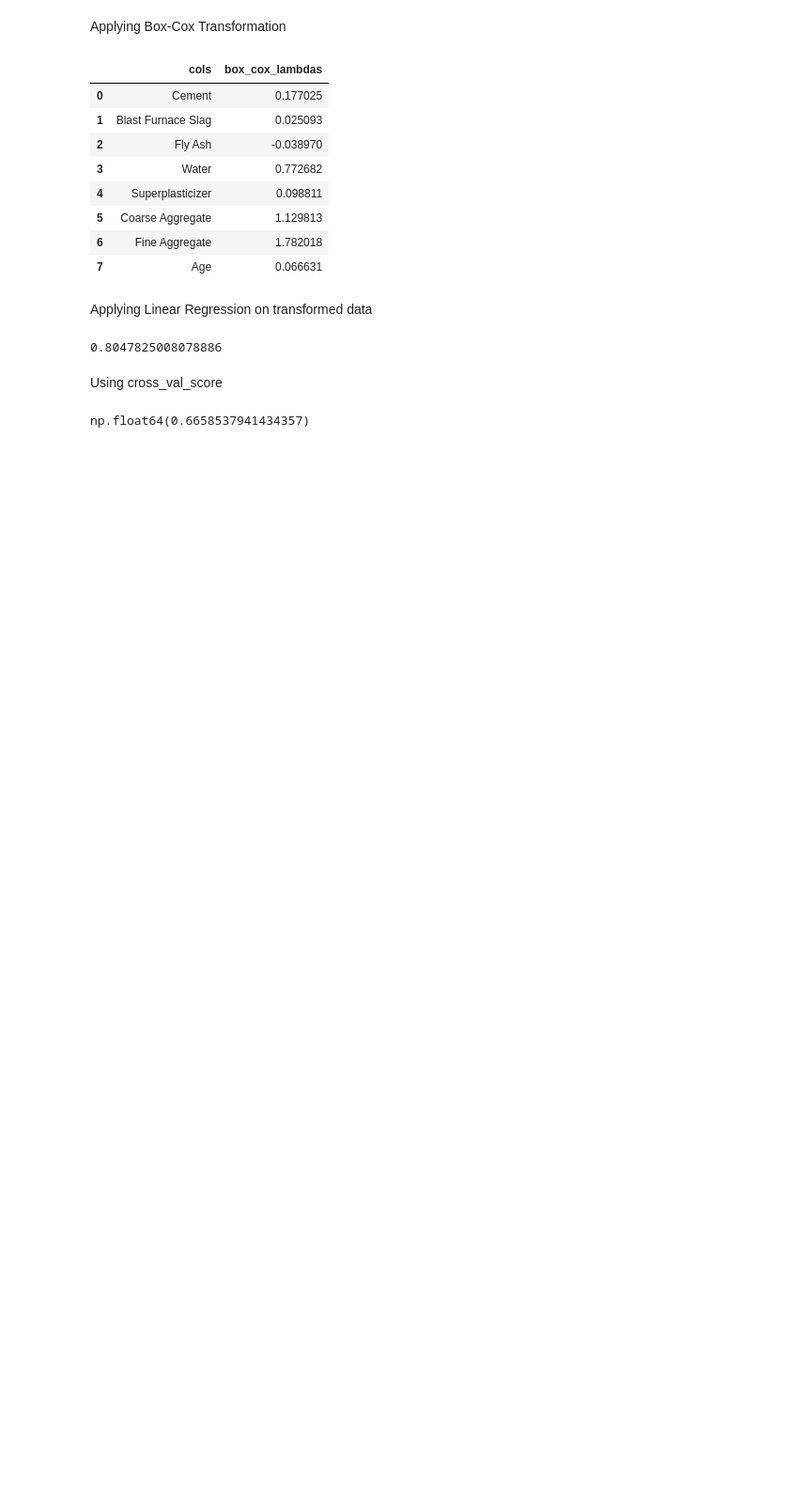
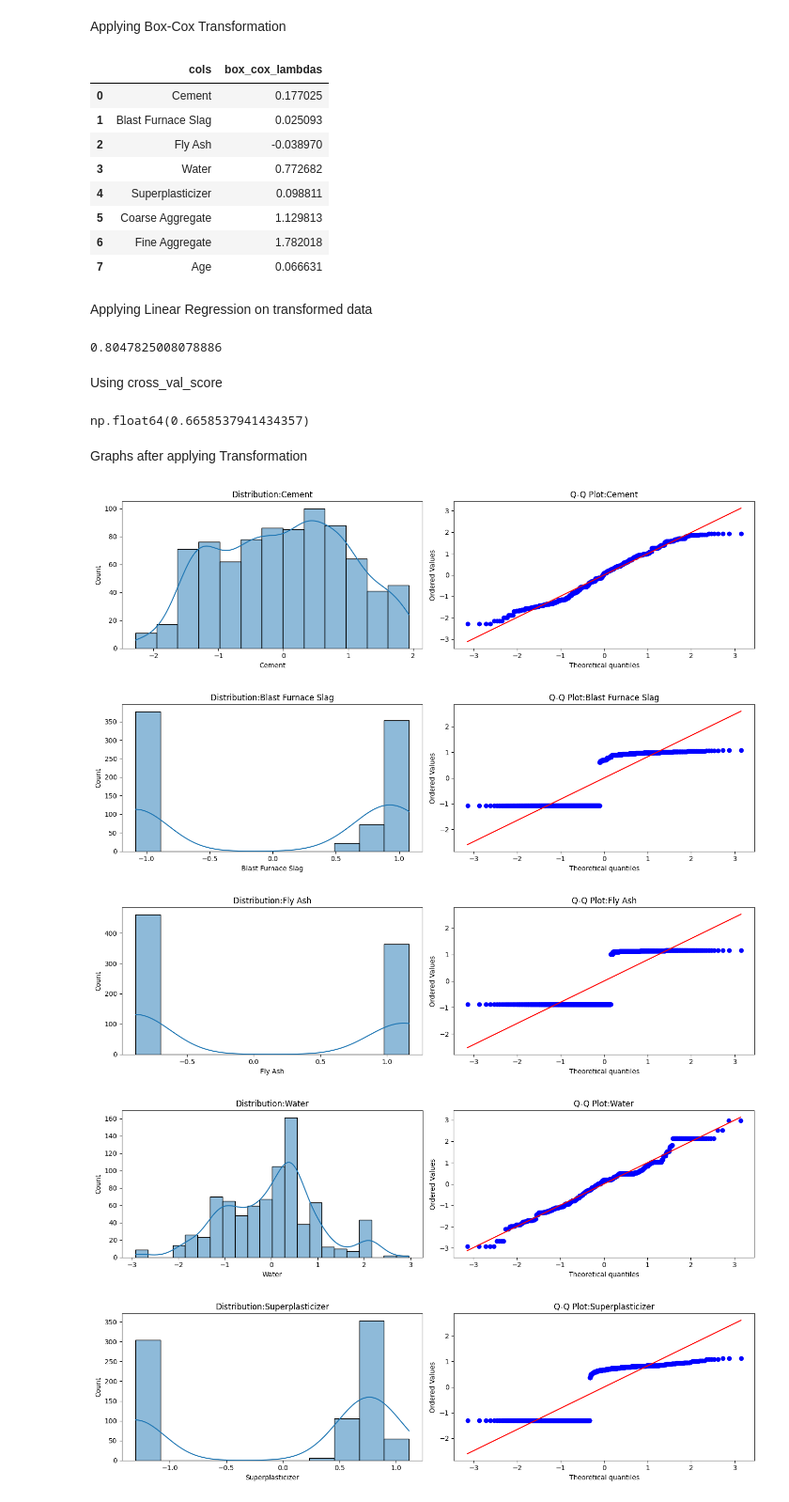
Before and after one commit to Ritusikarwar/ML_Practice, a Jupyter notebook: box-cox.ipynb, the cells around one changed output. Shown at 94% size. Drawn from its saved outputs; the diff is of its cells as text; code cells hidden in the pictures; blank space fills up the shorter version.

```diff
--- a/box-cox.ipynb
+++ b/box-cox.ipynb
@@ -109,3 +109,22 @@ lr=LinearRegression()
 np.mean(cross_val_score(lr,x_transformed,y,scoring='r2'))
 # %% [output]
 np.float64(0.6658537941434357)
+# %% [markdown]
+Graphs after applying Transformation
+# %%
+x_train_transformed=pd.DataFrame(x_train_transformed,columns=x_train.columns)
+for col in x_train_transformed.columns:
+    fig,axes=plt.subplots(1,2,figsize=(14,4))
+
+    sns.histplot(x_train_transformed[col],kde=True,ax=axes[0])
+    axes[0].set_title(f"Distribution:{col}")
+    stats.probplot(x_train_transformed[col],dist='norm',plot=axes[1])
+    axes[1].set_title(f"Q-Q Plot:{col}")
+    plt.tight_layout()
+    plt.show()
+# %% [output]
+[figure, added]
+[figure, added]
+[figure, added]
+[figure, added]
+[figure, added]
```
Also changed, not shown: parts of 1 cell of this notebook.
